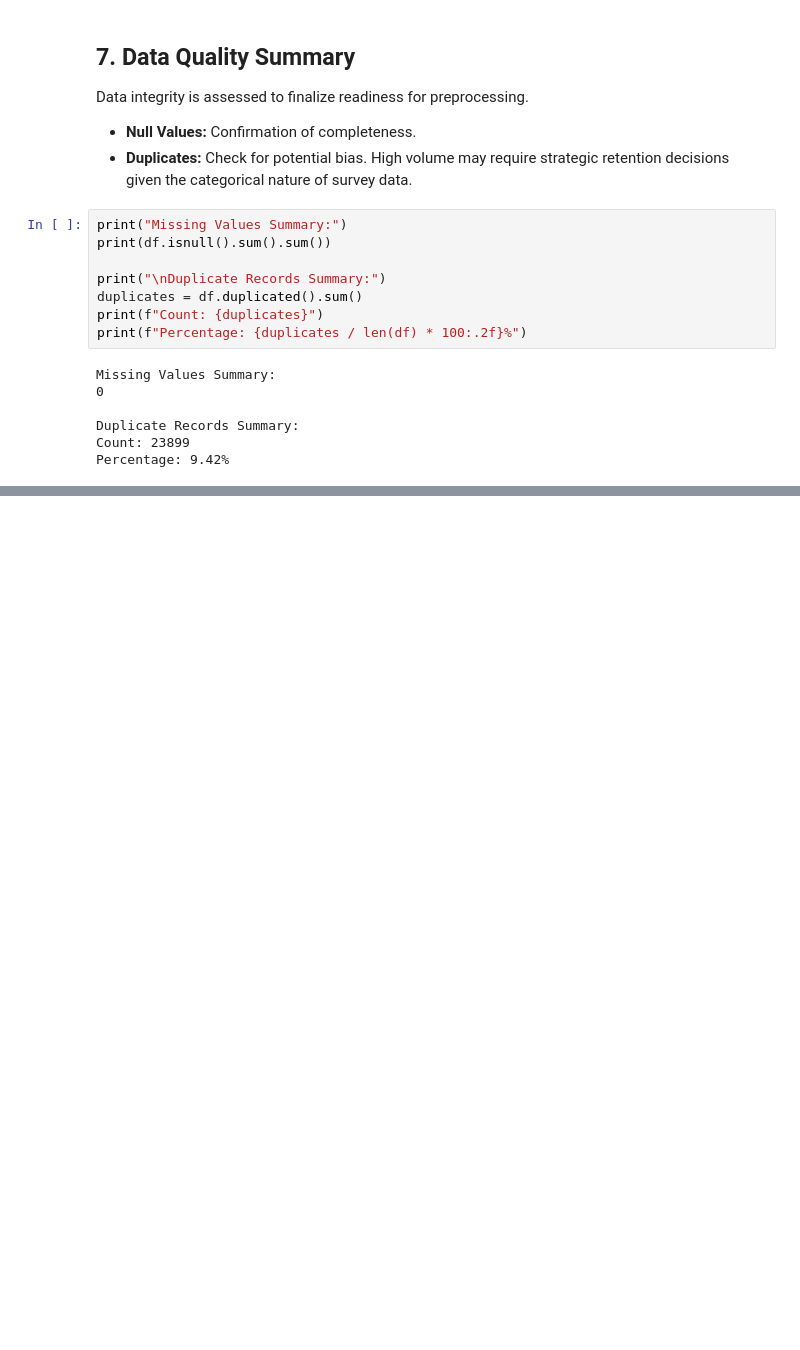
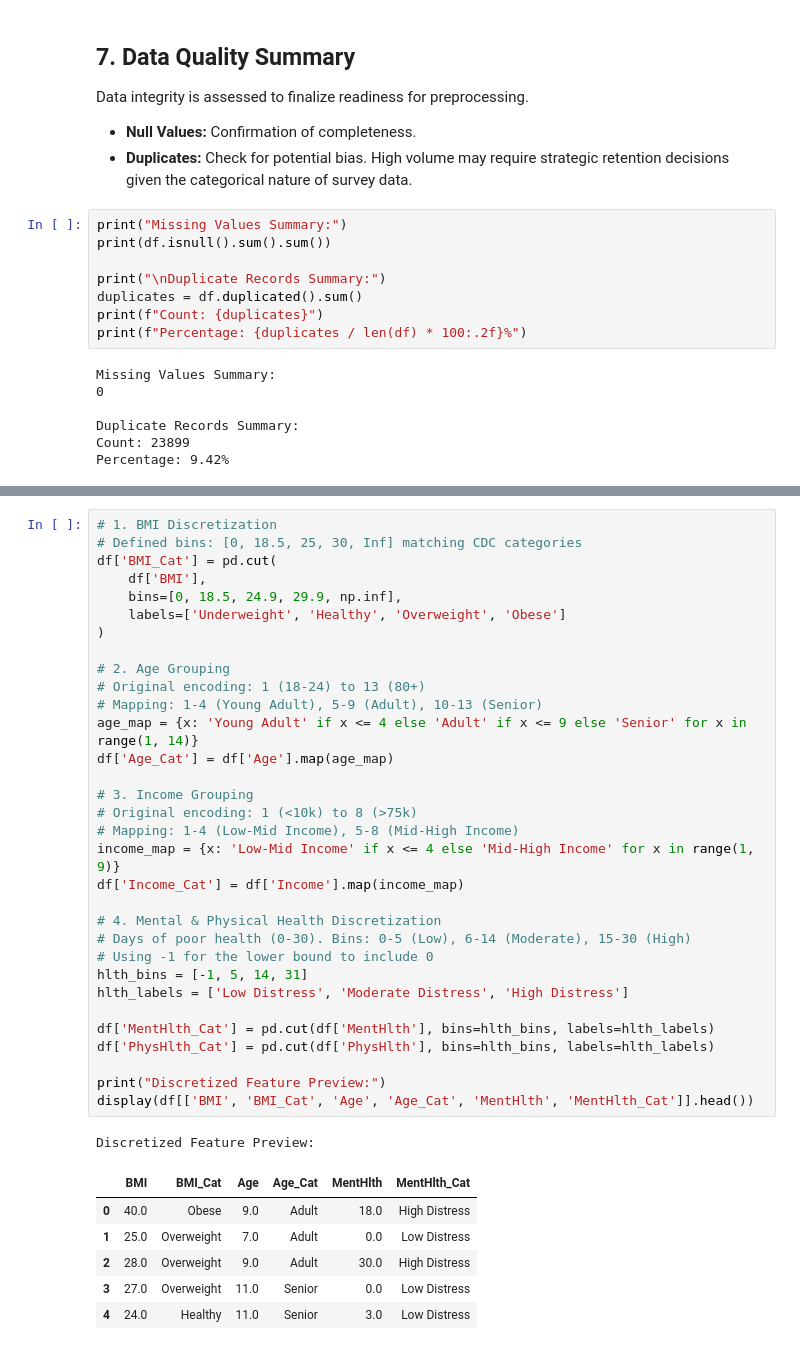
Before and after one commit to RoshanBM/FAIDM-Individual, a Jupyter notebook: diabetes-risk-analysis/notebooks/01_eda_and_prep.ipynb, the cells around one changed output, grey strips where cells are left out. Drawn from its saved outputs; the diff is of its cells as text; blank space fills up the shorter version.

```diff
--- a/diabetes-risk-analysis/notebooks/01_eda_and_prep.ipynb
+++ b/diabetes-risk-analysis/notebooks/01_eda_and_prep.ipynb
@@ -306,0 +321,40 @@ Percentage: 9.42%
+# %%
+# 1. BMI Discretization
+# Defined bins: [0, 18.5, 25, 30, Inf] matching CDC categories
+df['BMI_Cat'] = pd.cut(
+    df['BMI'],
+    bins=[0, 18.5, 24.9, 29.9, np.inf],
+    labels=['Underweight', 'Healthy', 'Overweight', 'Obese']
+)
+
+# 2. Age Grouping
+# Original encoding: 1 (18-24) to 13 (80+)
+# Mapping: 1-4 (Young Adult), 5-9 (Adult), 10-13 (Senior)
+age_map = {x: 'Young Adult' if x <= 4 else 'Adult' if x <= 9 else 'Senior' for x in range(1, 14)}
+df['Age_Cat'] = df['Age'].map(age_map)
+
+# 3. Income Grouping
+# Original encoding: 1 (<10k) to 8 (>75k)
+# Mapping: 1-4 (Low-Mid Income), 5-8 (Mid-High Income)
+income_map = {x: 'Low-Mid Income' if x <= 4 else 'Mid-High Income' for x in range(1, 9)}
+df['Income_Cat'] = df['Income'].map(income_map)
+
+# 4. Mental & Physical Health Discretization
+# Days of poor health (0-30). Bins: 0-5 (Low), 6-14 (Moderate), 15-30 (High)
+# Using -1 for the lower bound to include 0
+hlth_bins = [-1, 5, 14, 31]
+hlth_labels = ['Low Distress', 'Moderate Distress', 'High Distress']
+
+df['MentHlth_Cat'] = pd.cut(df['MentHlth'], bins=hlth_bins, labels=hlth_labels)
+df['PhysHlth_Cat'] = pd.cut(df['PhysHlth'], bins=hlth_bins, labels=hlth_labels)
+
+print("Discretized Feature Preview:")
+display(df[['BMI', 'BMI_Cat', 'Age', 'Age_Cat', 'MentHlth', 'MentHlth_Cat']].head())
+# %% [output]
+Discretized Feature Preview:
+|  | BMI | BMI_Cat | Age | Age_Cat | MentHlth | MentHlth_Cat |
+| 0 | 40.0 | Obese | 9.0 | Adult | 18.0 | High Distress |
+| 1 | 25.0 | Overweight | 7.0 | Adult | 0.0 | Low Distress |
+| 2 | 28.0 | Overweight | 9.0 | Adult | 30.0 | High Distress |
+| 3 | 27.0 | Overweight | 11.0 | Senior | 0.0 | Low Distress |
+| 4 | 24.0 | Healthy | 11.0 | Senior | 3.0 | Low Distress |
```
Also changed, not shown: parts of 12 cells of this notebook.
